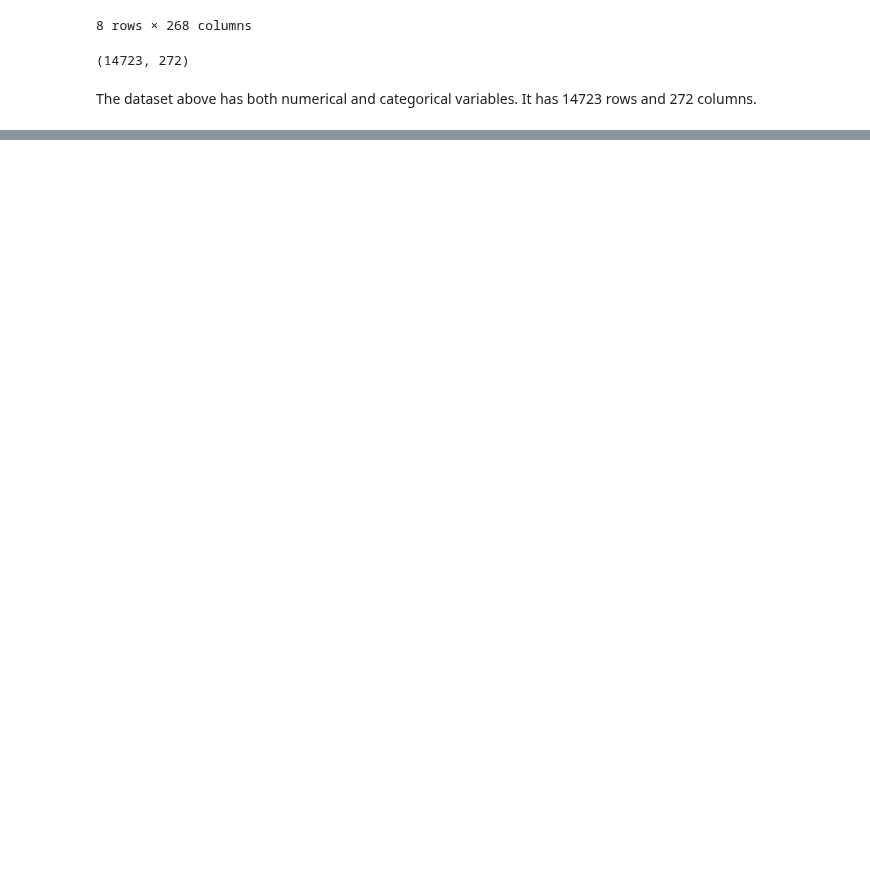
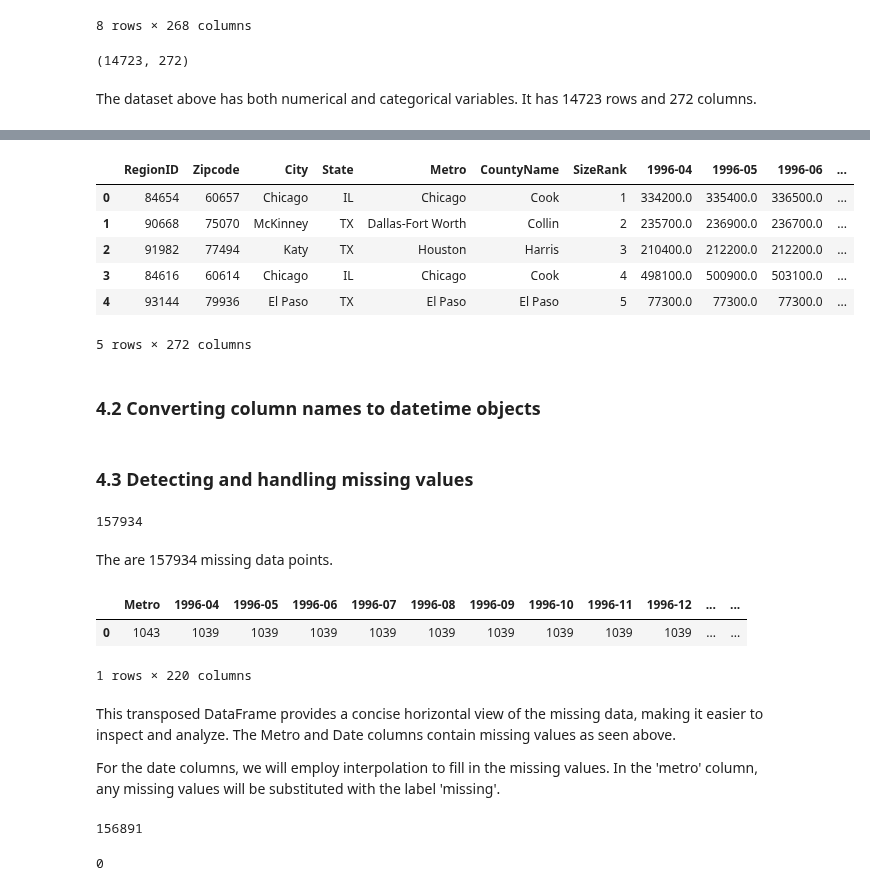
Before and after one commit to FionaNalianya/Forecasting-real-estate-prices, a Jupyter notebook: notebook.ipynb, the cells around one changed output, grey strips where cells are left out. Cells and saved outputs as stored; diff of their text form; code cells hidden in the pictures; blank space fills up the shorter version.

Commit message:
Performed data preprocessing

```diff
--- a/notebook.ipynb
+++ b/notebook.ipynb
@@ -113,0 +123,14 @@ The dataset above has both numerical and categorical variables. It has 14723 row
+# %%
+# Renaming the RegionName column to Zipcode
+df = df.rename(columns={'RegionName': 'Zipcode'})
+df.head()
+# %% [output]
+|  | RegionID | Zipcode | City | State | Metro | CountyName | SizeRank | 1996-04 | 1996-05 | 1996-06 | ... |
+| 0 | 84654 | 60657 | Chicago | IL | Chicago | Cook | 1 | 334200.0 | 335400.0 | 336500.0 | ... |
+| 1 | 90668 | 75070 | McKinney | TX | Dallas-Fort Worth | Collin | 2 | 235700.0 | 236900.0 | 236700.0 | ... |
+| 2 | 91982 | 77494 | Katy | TX | Houston | Harris | 3 | 210400.0 | 212200.0 | 212200.0 | ... |
+| 3 | 84616 | 60614 | Chicago | IL | Chicago | Cook | 4 | 498100.0 | 500900.0 | 503100.0 | ... |
+| 4 | 93144 | 79936 | El Paso | TX | El Paso | El Paso | 5 | 77300.0 | 77300.0 | 77300.0 | ... |
+5 rows × 272 columns
+# %% [markdown]
+### 4.2 Converting column names to datetime objects
@@ -113,0 +142,9 @@ The dataset above has both numerical and categorical variables. It has 14723 row
+# %% [markdown]
+### 4.3 Detecting and handling missing values
+# %%
+#Checking for missing values in the dataset
+df.isnull().sum().sum()
+# %% [output]
+157934
+# %% [markdown]
+The are 157934 missing data points.
@@ -113,0 +164,10 @@ The dataset above has both numerical and categorical variables. It has 14723 row
+# %%
+explore_missing_data(df)
+# %% [output]
+|  | Metro | 1996-04 | 1996-05 | 1996-06 | 1996-07 | 1996-08 | 1996-09 | 1996-10 | 1996-11 | 1996-12 | ... | ... |
+| 0 | 1043 | 1039 | 1039 | 1039 | 1039 | 1039 | 1039 | 1039 | 1039 | 1039 | ... | ... |
+1 rows × 220 columns
+# %% [markdown]
+This transposed DataFrame provides a concise horizontal view of the missing data, making it easier to inspect and analyze. The Metro and Date columns contain missing values as seen above.
+
+For the date columns, we will employ interpolation to fill in the missing values. In the 'metro' column, any missing values will be substituted with the label 'missing'.
@@ -113,0 +177,4 @@ The dataset above has both numerical and categorical variables. It has 14723 row
+# %%
+df.isna().sum().sum()
+# %% [output]
+156891
@@ -113,0 +184,4 @@ The dataset above has both numerical and categorical variables. It has 14723 row
+# %%
+df.isna().sum().sum()
+# %% [output]
+0
```
Also changed, not shown: parts of 23 cells of this notebook.
